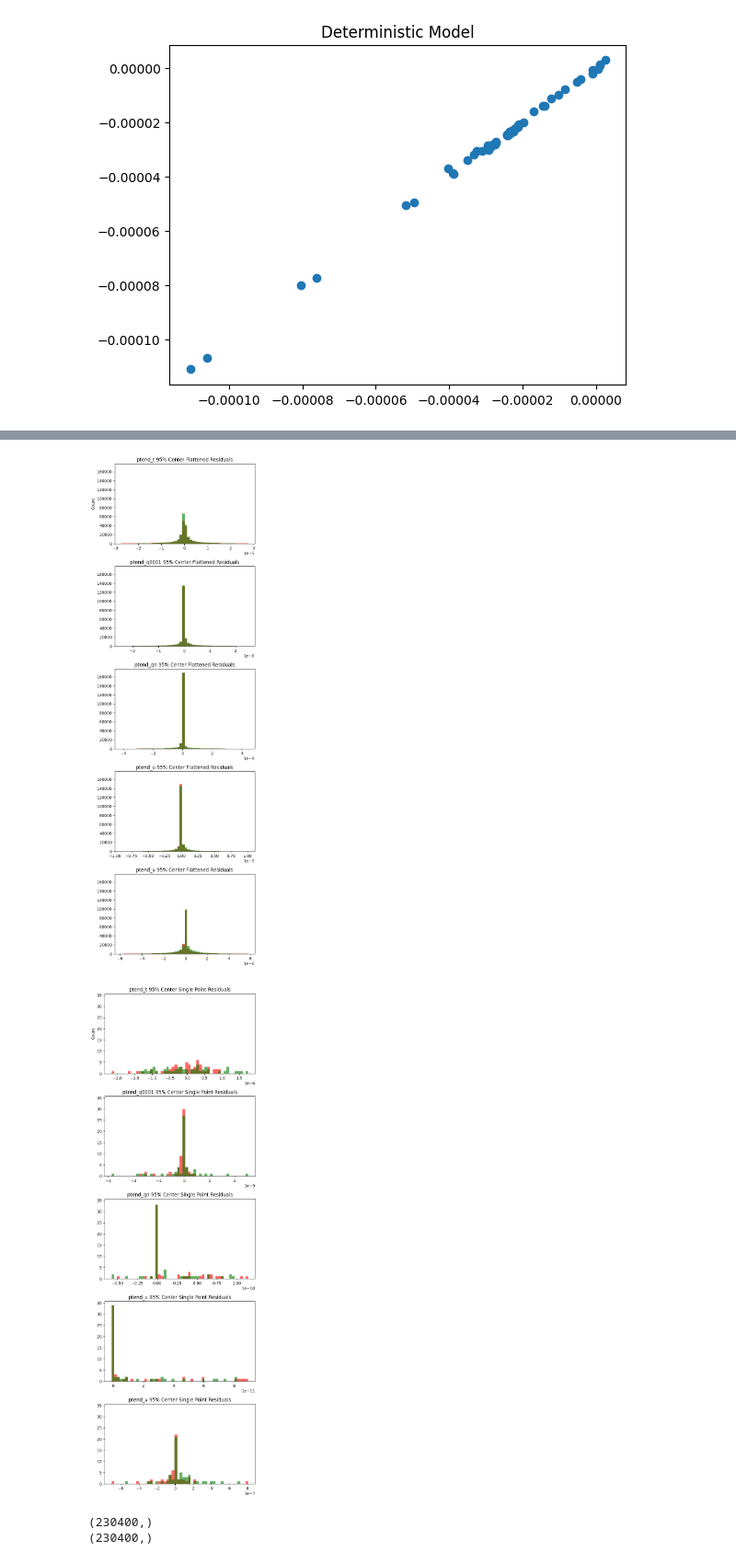
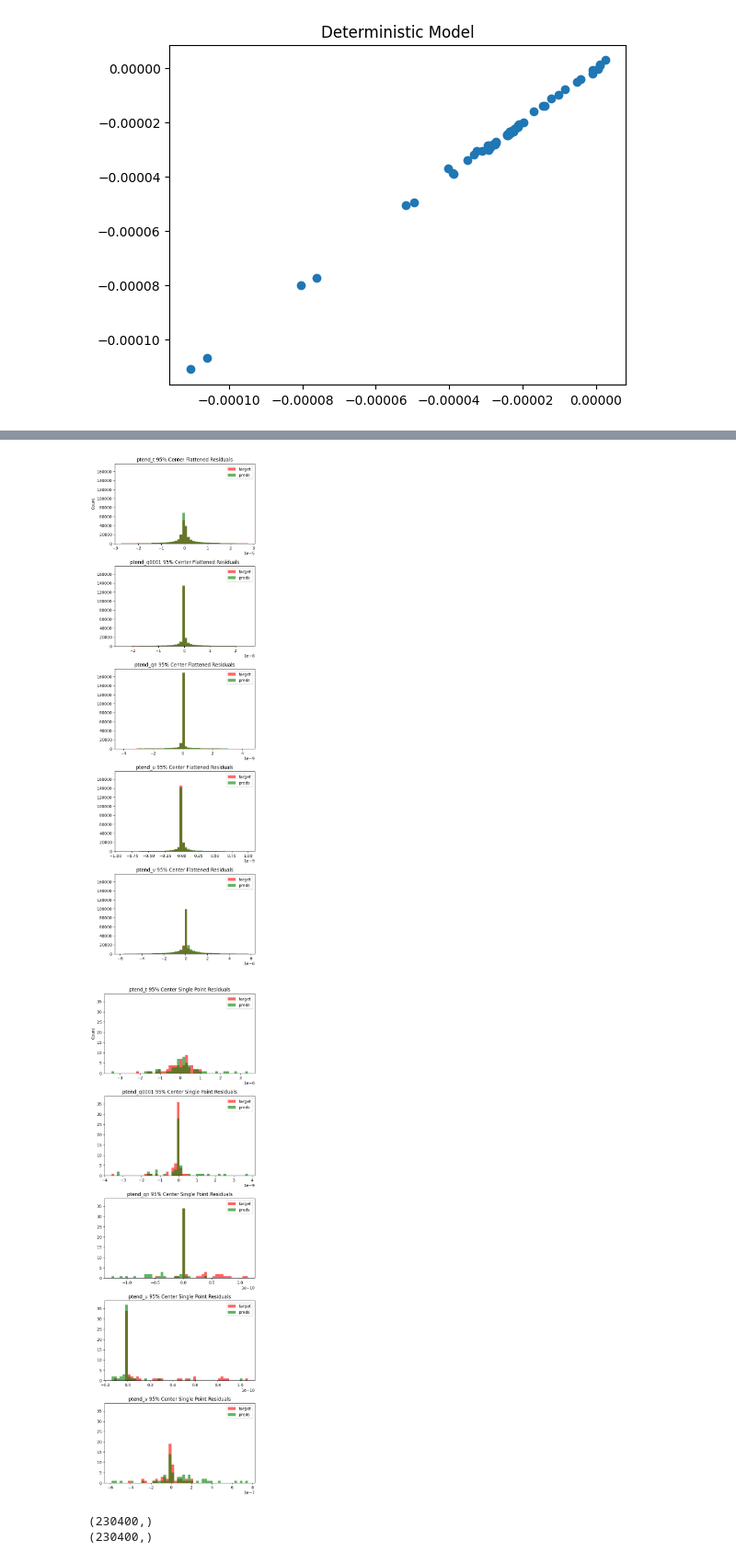
Before and after one commit to katherinefrields/climsim-kaggle-edition, a Jupyter notebook: evaluation/offline/joint_inference.ipynb, the cells around one changed output, grey strips where cells are left out. Shown at 92% size. Cells and saved outputs as stored; diff of their text form; code cells hidden in the pictures.

```diff
--- a/evaluation/offline/joint_inference.ipynb
+++ b/evaluation/offline/joint_inference.ipynb
@@ -360,8 +362,8 @@ def inference_joint_model(data, deterministic_model_path, res_model_path, actual
     torch.cuda.empty_cache()
     return det_preds, joint_preds, plain_det_list, plain_joint_list
 # %%
-diff_path = '/pscratch/sd/k/kfrields/hugging/E3SM-MMF_saved_models/diffusion_models/diff_test_noise_1/diff_model.pt'
-standard_unet_path = '/pscratch/sd/k/kfrields/hugging/E3SM-MMF_saved_models/diffusion_models/diff_test_noise_1/unet_model.pt'
+diff_path = '/pscratch/sd/k/kfrields/hugging/E3SM-MMF_saved_models/diffusion_models/diff_test_noise_mean_4_epoch/diff_model.pt'
+standard_unet_path = '/pscratch/sd/k/kfrields/hugging/E3SM-MMF_saved_models/diffusion_models/diff_test_noise_mean_4_epoch/unet_model.pt'
 #diff_test_refactored_smaller_LR_epoch_3
 # %%
 from physicsnemo.models.module import Module
@@ -715,6 +717,7 @@ for i, (start, end) in enumerate(intervals):
     ax = axes[i]
     ax.hist(t_flat, bins=bin_edges, alpha=0.6, color='red', label="target")
     ax.hist(p_flat, bins=bin_edges, alpha=0.6, color='green', label="preds")
+    ax.legend()
 
     ax.set_title(f"{titles[i]} 95% Center Flattened Residuals")
     if i == 0:
@@ -723,7 +726,7 @@ for i, (start, end) in enumerate(intervals):
 plt.tight_layout()
 plt.show()
 # %% [output]
-[figure, old version]
+[figure, new version]
 # %%
 import numpy as np
 import matplotlib.pyplot as plt
@@ -745,35 +748,35 @@ titles = ['ptend_t','ptend_q0001',
                            'ptend_v']
 for i, (start, end) in enumerate(intervals):
 
     # ---- Extract the interval ----
     target_block = actual_target[:num_samples, :1, start:end] - det_preds[:num_samples, :1, start:end]
     preds_block  = joint_preds[:num_samples, :1, start:end]  - det_preds[:num_samples, :1, start:end]
     # Flatten
     t_flat = target_block.flatten()
     p_flat = preds_block.flatten()
 
     # ---- Compute shared 95% central range ----
     combined = np.concatenate([t_flat, p_flat])
     low  = np.percentile(combined, 2.5)
     high = np.percentile(combined, 97.5)
 
     # ---- Create bins ----
     num_bins = 50
     bin_edges = np.linspace(low, high, num_bins + 1)
 
     # ---- Plot ----
     ax = axes[i]
     ax.hist(t_flat, bins=bin_edges, alpha=0.6, color='red', label="target")
     ax.hist(p_flat, bins=bin_edges, alpha=0.6, color='green', label="preds")
-
+    ax.legend()
     ax.set_title(f"{titles[i]} 95% Center Single Point Residuals")
     if i == 0:
         ax.set_ylabel("Count")
 
 plt.tight_layout()
 plt.show()
 # %% [output]
-[figure, old version]
+[figure, new version]
 # %%
 target = actual_target[:10, :, 0:60] - det_preds[:10, : , 0:60]
 preds = joint_preds[:10, : , 0:60] - det_preds[:10, : , 0:60]
```
Also changed, not shown: parts of 5 cells of this notebook.
